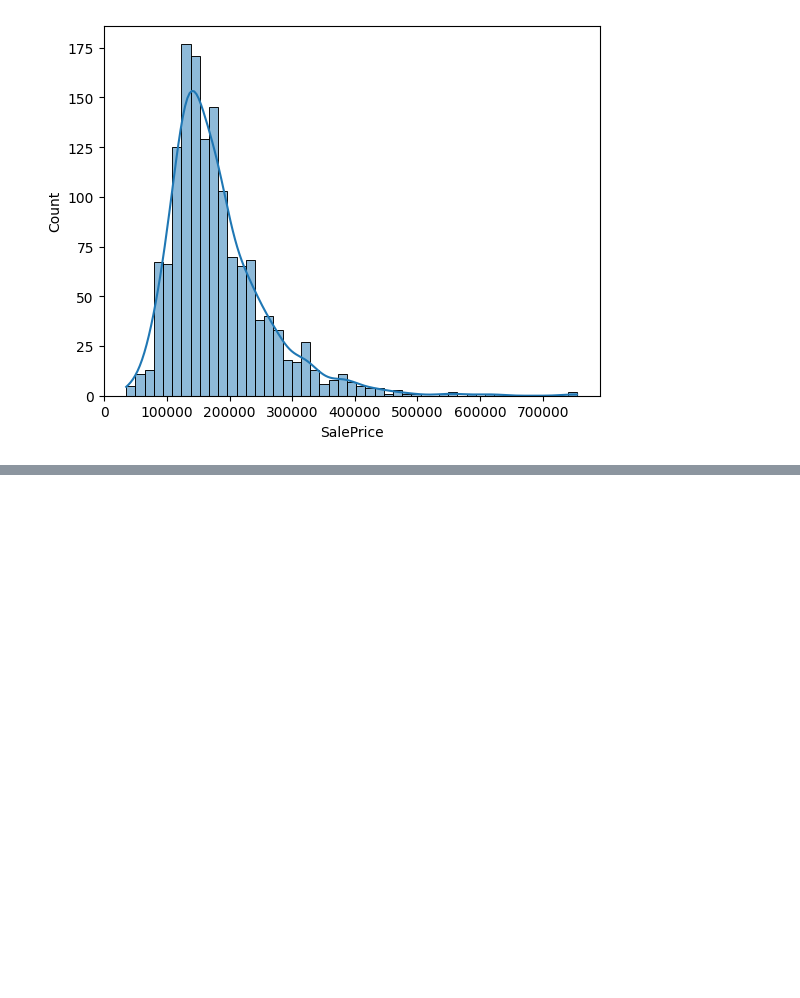
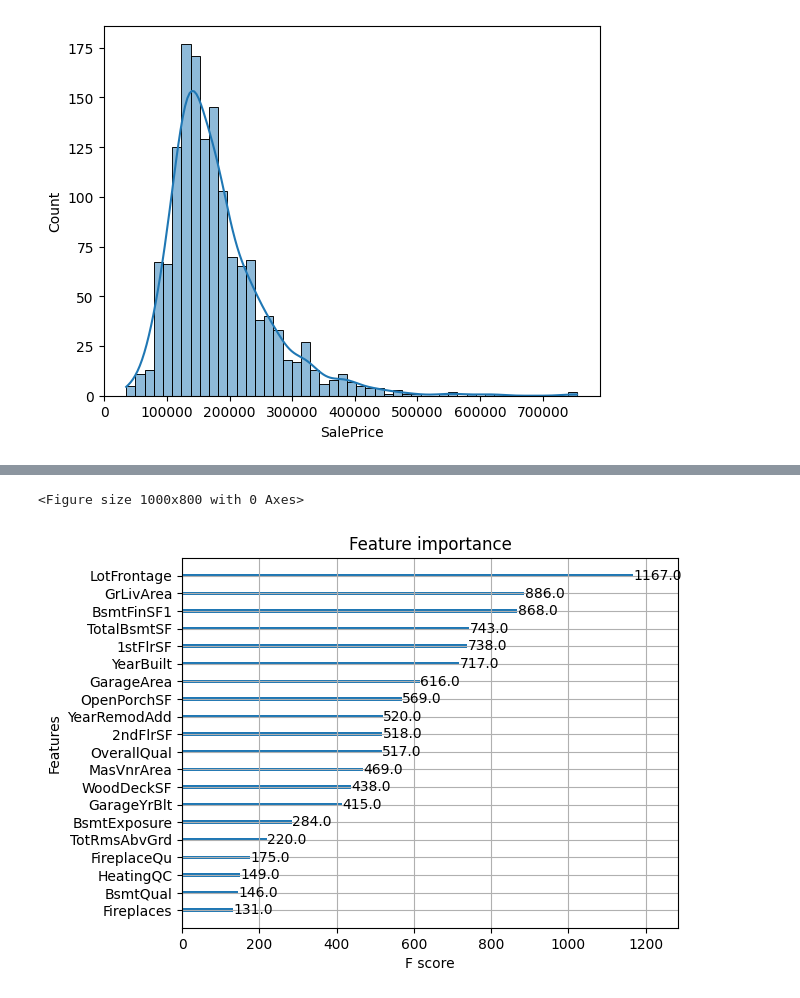
Before and after one commit to ikbenlong/kaggle-house-prices-regression, a Jupyter notebook: Kaggle-house-prices-regression.ipynb, the cells around one changed output, grey strips where cells are left out. Cells and saved outputs as stored; diff of their text form; code cells hidden in the pictures; blank space fills up the shorter version.

Commit message:
modelling

```diff
--- a/Kaggle-house-prices-regression.ipynb
+++ b/Kaggle-house-prices-regression.ipynb
@@ -85,0 +144,7 @@ plt.show()
+# %%
+df_selected["LotFrontage"].fillna(df_encoded["LotFrontage"].median(), inplace=True)
+
+
+df_selected["GarageYrBlt"].fillna(0, inplace=True)
+
+df_selected["MasVnrArea"].fillna(0, inplace=True)
@@ -85,0 +275,10 @@ plt.show()
+# %%
+import matplotlib.pyplot as plt
+from xgboost import plot_importance
+
+plt.figure(figsize=(10,8))
+plot_importance(xgb_model, max_num_features=20, importance_type='weight')
+plt.show()
+# %% [output]
+<Figure size 1000x800 with 0 Axes>
+[figure, added]
```
Also changed, not shown: parts of 13 cells of this notebook.
